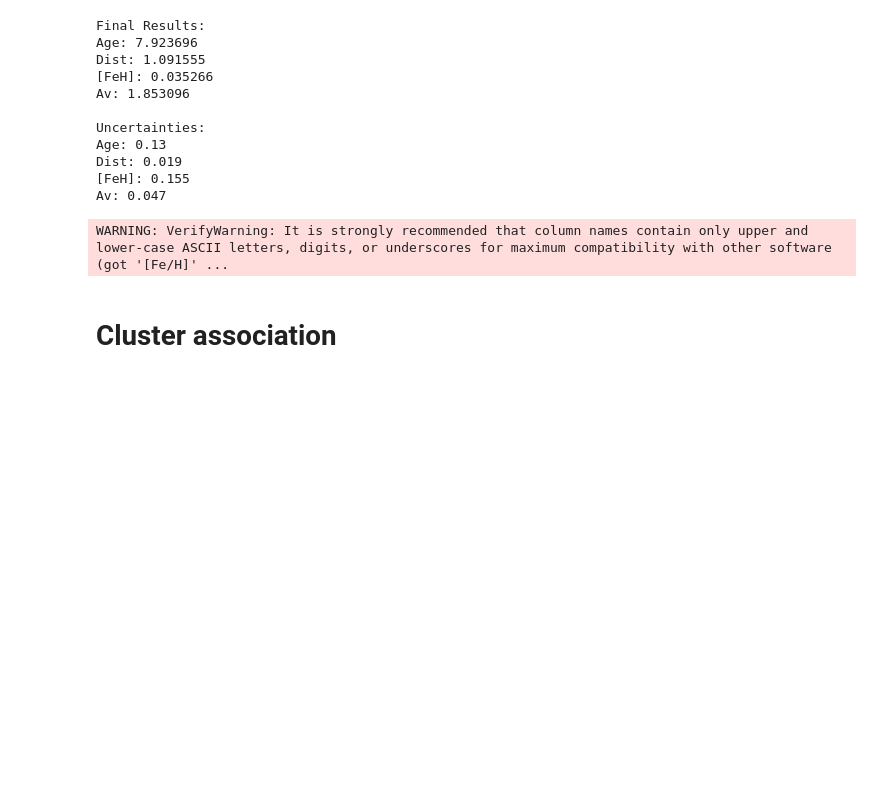
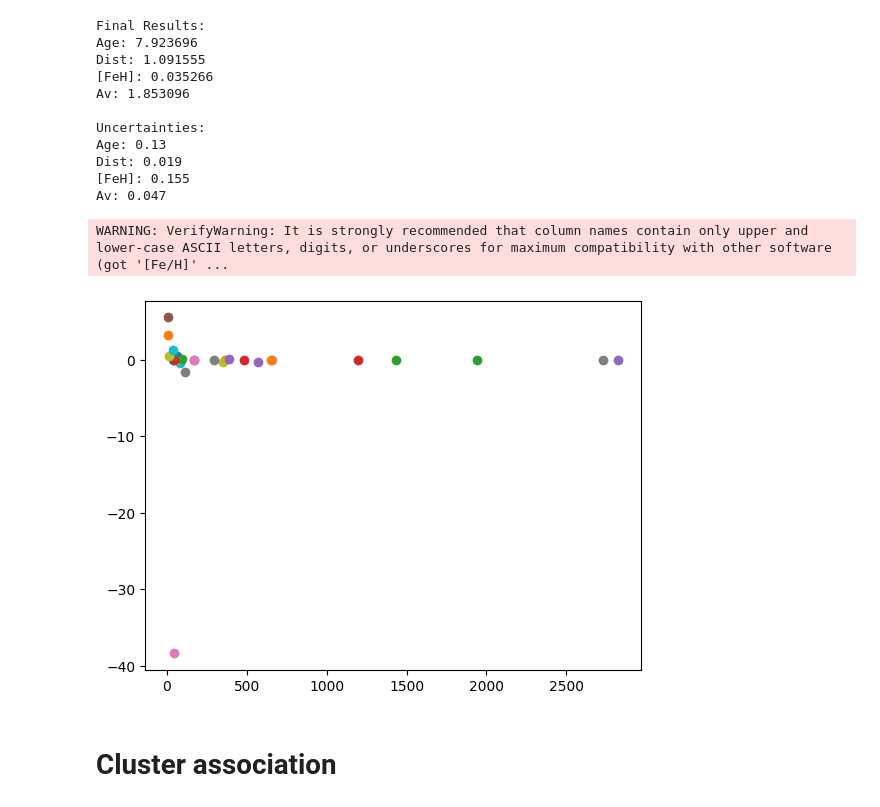
Before and after one commit to orenir49/WD_project, a Jupyter notebook: main.ipynb, the cells around one changed output. Drawn from its saved outputs; the diff is of its cells as text; code cells hidden in the pictures; blank space fills up the shorter version.

```diff
--- a/main.ipynb
+++ b/main.ipynb
@@ -999,22 +998,27 @@ WARNING: VerifyWarning: It is strongly recommended that column names contain onl
 from os import walk
 dirnames = next(walk('./OCFit/gaiaDR2/results/'))[1]
 cluster_col,agecol,e_agecol, mh_col, e_mh_col, dist_col, e_dist_col, av_col, e_av_col = [],[],[],[],[],[],[],[],[]
-
+models = np.load('./OCFit/gaiaDR2/grids/full_isoc_GAIA_CMD33.npy')
+age_grid = np.unique(10**models['logAge'] * 1e-6)
 
 for dir in dirnames:
+    # if dir.split('.')[0].endswith('_C'):
+    #     continue
     file_path = f'./OCFit/gaiaDR2/results/{dir}/verbose-output.dat'
     final_results = extract_final_results(file_path)
     # for key, value in final_results["results"].items():
     #     print(f"{key}: {value}")
     cluster_col.append(dir)
+    age = 10**final_results["results"]["Age"] * 1e-6
     agecol.append(final_results["results"]["Age"])
-    e_agecol.append(final_results["uncertainties"]["Age"])
+    grid_space_at_age = age_grid[np.abs(age_grid - age).argmin()]
+    e_agecol.append(max(final_results["uncertainties"]["Age"],np.abs(age - grid_space_at_age)))
     mh_col.append(final_results["results"]["[FeH]"])
-    e_mh_col.append(final_results["uncertainties"]["[FeH]"])
+    e_mh_col.append(max(final_results["uncertainties"]["[FeH]"],0.02))
     dist_col.append(final_results["results"]["Dist"])
     e_dist_col.append(final_results["uncertainties"]["Dist"])
     av_col.append(final_results["results"]["Av"])
-    e_av_col.append(final_results["uncertainties"]["Av"])
+    e_av_col.append(max(final_results["uncertainties"]["Av"],0.01))
     # print("\nUncertainties:")
     # for key, value in final_results["uncertainties"].items():
     #     print(f"{key}: {value}")
@@ -1022,6 +1026,32 @@ for dir in dirnames:
 ttt = Table({'cluster':cluster_col, 'logage':agecol, 'e_logage':e_agecol, '[Fe/H]':mh_col, 'e_[Fe/H]':e_mh_col, 'Dist':dist_col, 'e_Dist':e_dist_col, 'Av':av_col, 'e_Av':e_av_col})
 ttt['age'] = 10**ttt['logage'] / 1e6
 ttt['e_age'] = ttt['age'] / np.log(10) * ttt['e_logage']
+# %%
+dups = [c for c in ttt['cluster'] if c+'_C' in ttt['cluster']]
+for d in dups:
+    j = np.argwhere(ttt['cluster'] == d)[0][0]
+    k = np.argwhere(ttt['cluster'] == d+'_D')[0][0]
+    l = np.argwhere(ttt['cluster'] == d+'_C')[0][0]
+    huntage = ttt[j]['age']
+    huntage_err = ttt[j]['e_age']
+    diage = ttt[k]['age']
+    diage_err = ttt[k]['e_age']
+    crossage = ttt[l]['age']
+    crossage_err = ttt[l]['e_age']
+    # diff_err = np.sqrt(huntage_err**2 + diage_err**2)
+    # tval = np.abs(huntage - diage) / diff_err
+    wavg = (huntage/huntage_err**2 + diage/diage_err**2) / (1/huntage_err**2 + 1/diage_err**2)
+    wavg_err = 1 / np.sqrt(1/huntage_err**2 + 1/diage_err**2)
+    diff = wavg - crossage
+    diff_err = np.sqrt(wavg_err**2 + crossage_err**2)
+    tval = diff / diff_err
+    rel_err = 100*(diff / crossage)
+    plt.scatter(crossage,tval)
+    # rel_err = 100*(abs(huntage - diage) / max(huntage,diage))
+    # if rel_err > 10:
+    #     print(f'{d}: {tval:.1f}')
+# %% [output]
+[figure, added]
 # %%
 ## handle duplicates
 comp_table = Table({'cluster':[],'age_hunt':[],'age_dias':[],'e_age_hunt':[],'e_age_dias':[],'[Fe/H]_hunt':[],'[Fe/H]_dias':[],'e_[Fe/H]_hunt':[],
```
Also changed, not shown: parts of 1 cell of this notebook, 5 other files.
